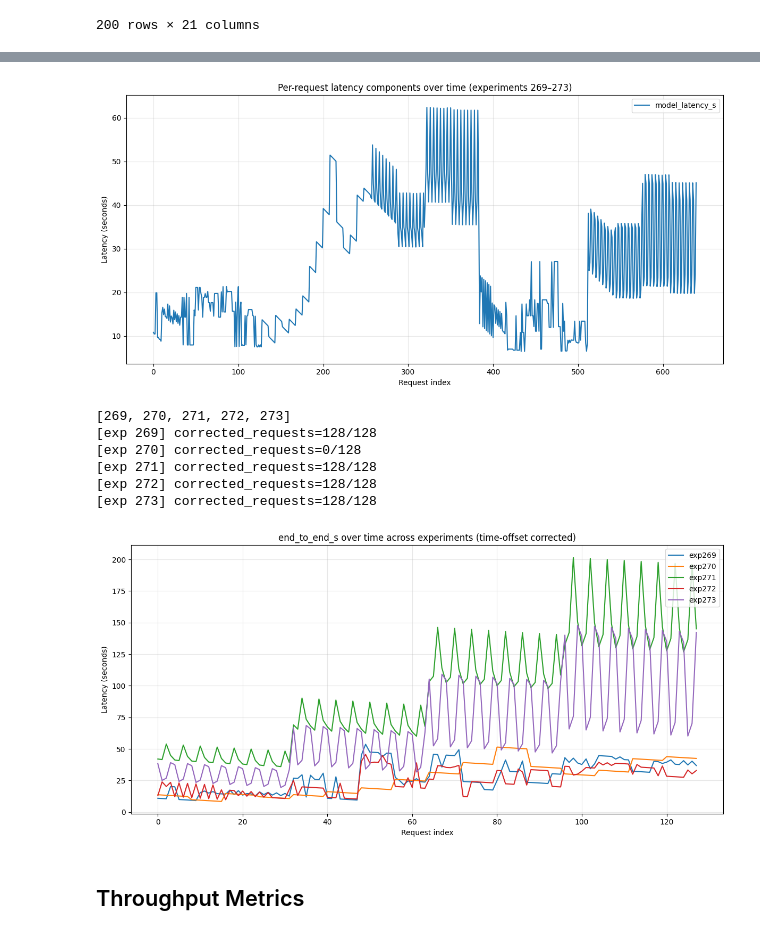
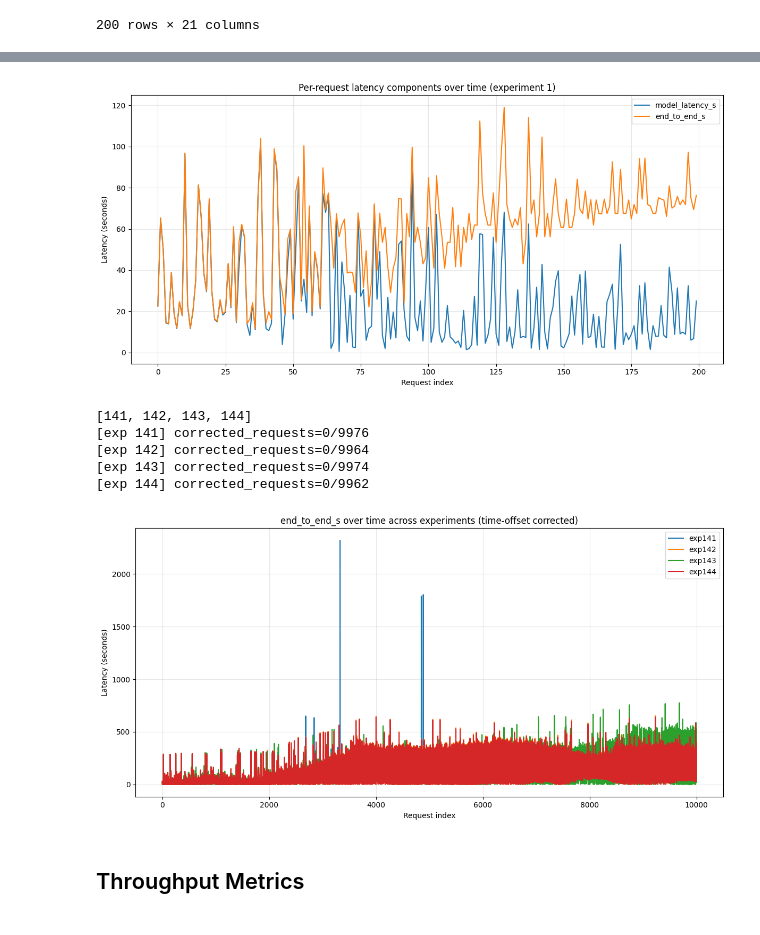
Before and after one commit to immengzi/LLM-LA, a Jupyter notebook: microservice/analysis.ipynb, the cells around one changed output, grey strips where cells are left out. Cells and saved outputs as stored; diff of their text form; code cells hidden in the pictures.

```diff
--- a/microservice/analysis.ipynb
+++ b/microservice/analysis.ipynb
@@ -235,79 +262,70 @@ Experiment 269:
 # %%
 from experiment_analysis import load_experiment_latencies
 import matplotlib.pyplot as plt
 
 # ---- choose experiment ----
-# Option A: single experiment
-# exp_id = 1
-
-# Option B: by start/end range
-experiments = list(range(269, 274))
+exp_id = 1
 # ---------------------------
 
-import pandas as pd
-
-dfs = []
-for exp_id in experiments:
-    _df = load_experiment_latencies(exp_id=exp_id).sort_values("idx").reset_index(drop=True)
-    _df["exp_id"] = exp_id
-    dfs.append(_df)
-df = pd.concat(dfs, ignore_index=True)
+# Load and order by request index (or any monotonic field you prefer)
+df = load_experiment_latencies(exp_id=exp_id).sort_values("idx").reset_index(drop=True)
 
 # X-axis: request index (0, 1, 2, ...)
-x = df.index
+x = df["idx"]
 
 # Latency metrics to plot over time
 latency_cols = [
     "model_latency_s",
-    # "end_to_end_s",
+    "end_to_end_s",
     # "server_roundtrip_s",
     # "router_queue_s",
     # "router_to_sidecar_s",
     # "sidecar_queue_s",
     # "vllm_compute_s",
 ]
+
 plt.figure(figsize=(12, 6))
+
 for col in latency_cols:
     if col in df.columns:
         plt.plot(x, df[col], label=col)
+
 plt.xlabel("Request index")
 plt.ylabel("Latency (seconds)")
-plt.title(f"Per-request latency components over time (experiments {experiments[0]}–{experiments[-1]})")
+plt.title(f"Per-request latency components over time (experiment {exp_id})")
 plt.legend(loc="upper right")
 plt.grid(True, alpha=0.3)
 plt.tight_layout()
 # %% [output]
-[figure, old version]
+[figure, new version]
 # %%
 from experiment_analysis import load_experiment_latencies, experiments_from_series
 import matplotlib.pyplot as plt
 
 # ---- choose experiments ----
-# Option A: by series IDs
-# series_ids = [53]
-# experiments = experiments_from_series(series_ids)
-
-# Option B: by start/end range
-experiments = list(range(269, 274))
-
-# experiments = [142]
+series_ids = [35]
+experiments = experiments_from_series(series_ids)
 print(experiments)
 # ----------------------------
+
 # ============================================================
 # TIME CORRECTION FLAG (NEW)
 # ============================================================
 APPLY_TIME_OFFSETS = True   # <- set False to revert to old behavior
 # ============================================================
+
 # ---- choose ONE metric (uncomment exactly one) ----
 metric = "end_to_end_s"          # total client → router → server → client
 # metric = "server_roundtrip_s"  # router → vLLM → router
 # metric = "router_queue_s"      # waiting time in router queue
 # metric = "router_to_sidecar_s" # router → sidecar hop
-#metric = "sidecar_queue_s"     # waiting time inside sidecar
+# metric = "sidecar_queue_s"     # waiting time inside sidecar
 # metric = "vllm_compute_s"      # actual model compute time
 # metric = "router_post_result_s"
 # -----------------------------------------------
+
 plt.figure(figsize=(12, 6))
+
 for exp_id in experiments:
     df = (
         load_experiment_latencies(
@@ -317,16 +335,21 @@ for exp_id in experiments:
         .sort_values("idx")
         .reset_index(drop=True)
     )
+
     # (optional) sanity: how many requests actually got corrected?
     if APPLY_TIME_OFFSETS and "applied_time_offset_s" in df.columns:
         n_corr = int(df["applied_time_offset_s"].notna().sum())
         print(f"[exp {exp_id}] corrected_requests={n_corr}/{len(df)}")
+
     if metric not in df.columns:
         print(f"Skipping exp{exp_id}: {metric} not found")
         continue
+
     x = df["idx"]
     y = df[metric]
+
     plt.plot(x, y, label=f"exp{exp_id}")
+
 plt.xlabel("Request index")
 plt.ylabel("Latency (seconds)")
 plt.title(
@@ -338,13 +361,12 @@ plt.grid(True, alpha=0.3)
 plt.tight_layout()
 plt.show()
 # %% [output]
-[269, 270, 271, 272, 273]
-[exp 269] corrected_requests=128/128
-[exp 270] corrected_requests=0/128
-[exp 271] corrected_requests=128/128
-[exp 272] corrected_requests=128/128
-[exp 273] corrected_requests=128/128
+[141, 142, 143, 144]
+[exp 141] corrected_requests=0/9976
+[exp 142] corrected_requests=0/9964
+[exp 143] corrected_requests=0/9974
+[exp 144] corrected_requests=0/9962
-[figure, old version]
+[figure, new version]
 # %% [markdown]
 ## Throughput Metrics
 # %%
```
Also changed, not shown: parts of 11 cells of this notebook.
